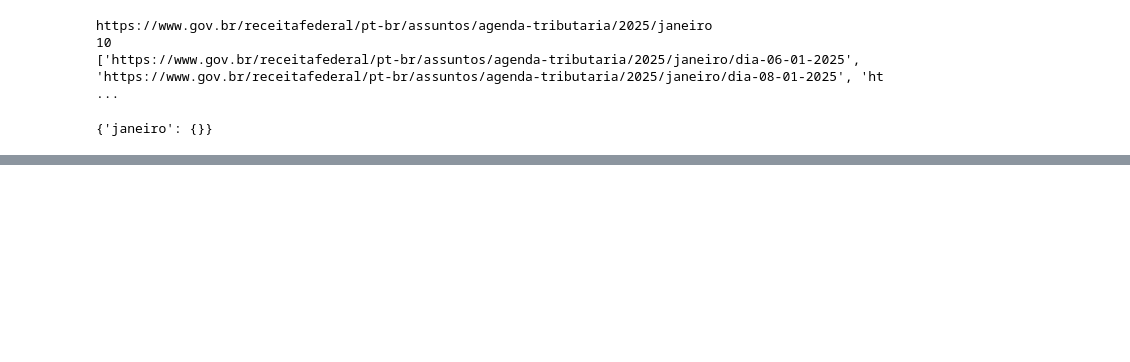
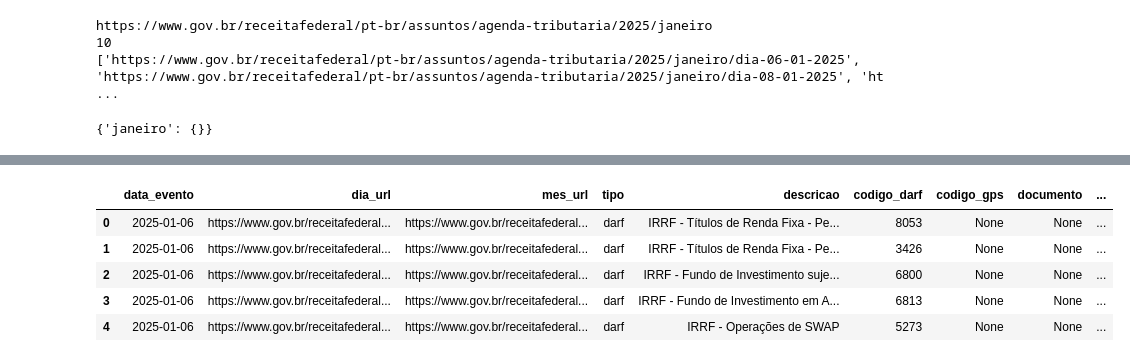
Before and after one commit to silvaBreno/alura-engenharia-dados, a Jupyter notebook: pipeline-agenda-tributaria/notebooks/exploracao_dados.ipynb, the cells around one changed output, grey strips where cells are left out. Cells and saved outputs as stored; diff of their text form; code cells hidden in the pictures; blank space fills up the shorter version.

```diff
--- a/pipeline-agenda-tributaria/notebooks/exploracao_dados.ipynb
+++ b/pipeline-agenda-tributaria/notebooks/exploracao_dados.ipynb
@@ -182,0 +205,66 @@ Dados salvos em exploracao_dados_agenda_tributaria.json
+# %%
+import json
+import pandas as pd
+from datetime import datetime
+
+# Passo 1: Carregar o JSON do seu arquivo
+with open(f'../data/transformed/agenda_tributaria_{ano_selecionado}.json', 'r', encoding='utf-8') as f:
+    data = json.load(f)
+
+# Lista para armazenar todos os eventos
+eventos_com_urls = []
+
+# Passo 2: Iterar sobre a estrutura aninhada e extrair os dados, incluindo as URLs
+for mes_nome, mes_info in data['meses'].items():
+    mes_url = mes_info['url']  # URL do Mês
+
+    for dia_chave, dia_info in mes_info['dias'].items():
+        dia_url = dia_info['url']  # URL do Dia
+
+        # Extrair a data do nome da chave
+        data_str = dia_chave.replace('dia-', '')
+        data_evento = datetime.strptime(data_str, '%d-%m-%Y').strftime('%Y-%m-%d')
+
+        # Iterar sobre a lista de eventos de cada dia
+        for evento in dia_info['eventos']:
+
+            # Adicionar a data e as URLs ao dicionário de cada evento
+            evento_com_meta = evento.copy()  # Cria uma cópia para não modificar o dicionário original
+            evento_com_meta['data_evento'] = data_evento
+            evento_com_meta['mes_url'] = mes_url
+            evento_com_meta['dia_url'] = dia_url
+            eventos_com_urls.append(evento_com_meta)
+
+# Passo 3: Criar um DataFrame com os dados transformados e as URLs
+df = pd.DataFrame(eventos_com_urls)
+
+# Passo 4: Realizar as transformações finais no DataFrame
+df.rename(columns={
+    'descricao': 'descricao',
+    'tipo': 'tipo',
+    'codigo_darf': 'codigo_darf',
+    'codigo_gps': 'codigo_gps',
+    'documento': 'documento',
+    'periodo_fato_gerador': 'periodo_fato_gerador',
+    'data_evento': 'data_evento'
+}, inplace=True)
+
+# Reordenar as colunas para melhor visualização (opcional)
+colunas_ordenadas = [
+    'data_evento', 'dia_url', 'mes_url', 'tipo', 'descricao',
+    'codigo_darf', 'codigo_gps', 'documento', 'periodo_fato_gerador'
+]
+df = df[colunas_ordenadas]
+
+# Preencher valores 'null' ou nulos com None para inserção no SQL
+df = df.where(pd.notnull(df), None)
+
+# Exibir o DataFrame para verificar o resultado
+df.head()
+# %% [output]
+|  | data_evento | dia_url | mes_url | tipo | descricao | codigo_darf | codigo_gps | documento | ... |
+| 0 | 2025-01-06 | https://www.gov.br/receitafederal... | https://www.gov.br/receitafederal... | darf | IRRF - Títulos de Renda Fixa - Pe... | 8053 | None | None | ... |
+| 1 | 2025-01-06 | https://www.gov.br/receitafederal... | https://www.gov.br/receitafederal... | darf | IRRF - Títulos de Renda Fixa - Pe... | 3426 | None | None | ... |
+| 2 | 2025-01-06 | https://www.gov.br/receitafederal... | https://www.gov.br/receitafederal... | darf | IRRF - Fundo de Investimento suje... | 6800 | None | None | ... |
+| 3 | 2025-01-06 | https://www.gov.br/receitafederal... | https://www.gov.br/receitafederal... | darf | IRRF - Fundo de Investimento em A... | 6813 | None | None | ... |
+| 4 | 2025-01-06 | https://www.gov.br/receitafederal... | https://www.gov.br/receitafederal... | darf | IRRF - Operações de SWAP | 5273 | None | None | ... |
```
Also changed, not shown: parts of 15 cells of this notebook.
